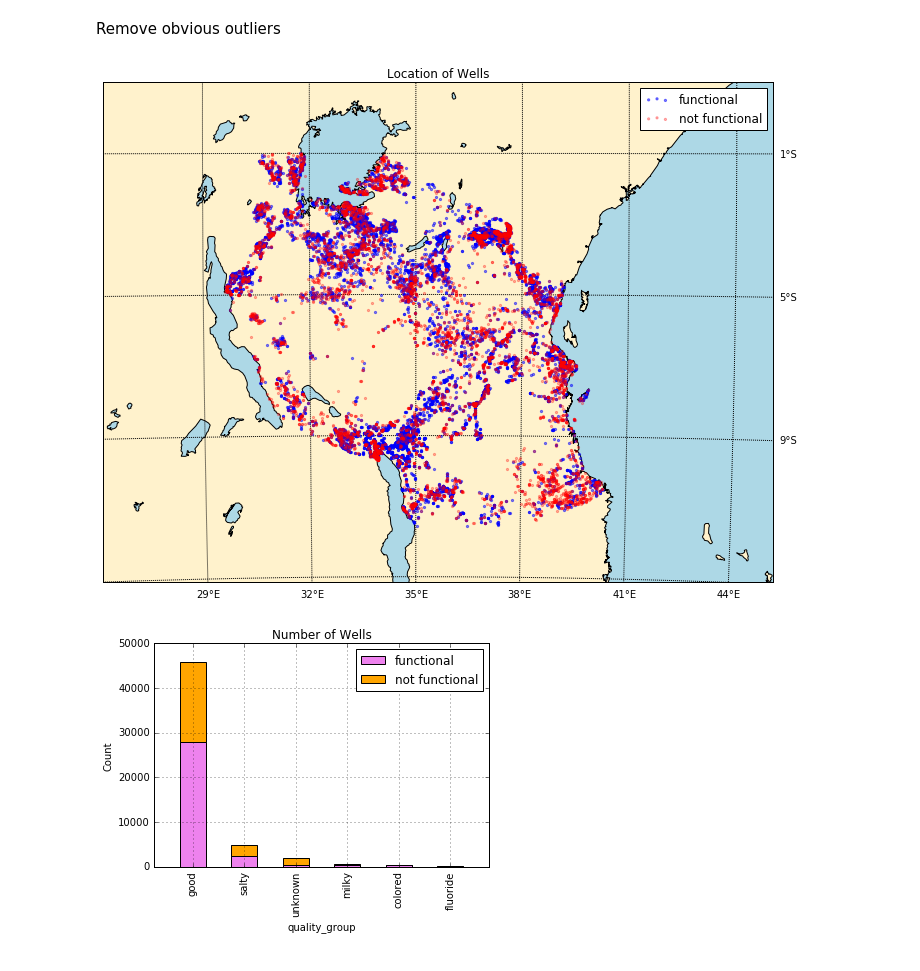
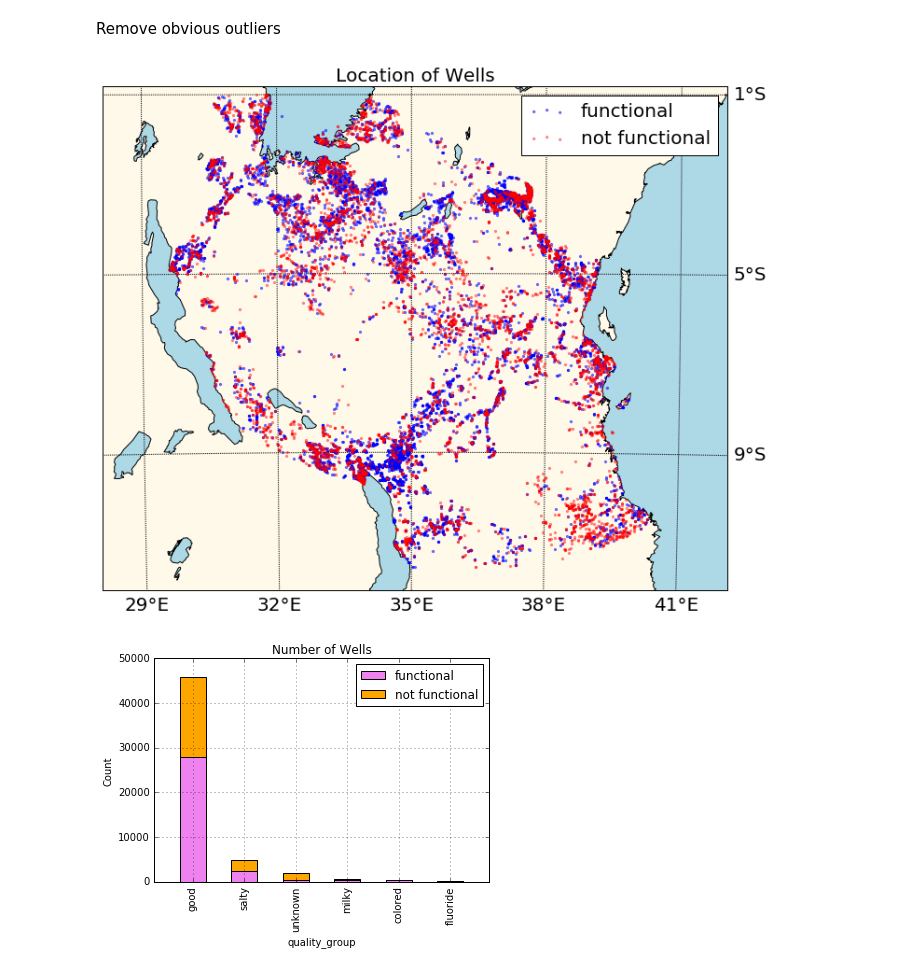
Before and after one commit to liufan2312/ORIE4741-DrivenData-Competition, a Jupyter notebook: Exploratory Data Analysis.ipynb, the cells around one changed output. Cells and saved outputs as stored; diff of their text form; code cells hidden in the pictures.

```diff
--- a/Exploratory Data Analysis.ipynb
+++ b/Exploratory Data Analysis.ipynb
@@ -104,35 +104,35 @@ non_functional = train[train["status_group"] == "non functional"]
 # %%
 from mpl_toolkits.basemap import Basemap
 
 # Create a subset for plotting
 sub_func = functional.sample(frac=0.3, replace=False)
 sub_non_func = non_functional.sample(frac=0.3, replace=False)
 
 fig = plt.figure(figsize=(12,12))
 
-map = Basemap(llcrnrlon=26,llcrnrlat=-13,urcrnrlon=45,urcrnrlat=1,
+map = Basemap(llcrnrlon=28,llcrnrlat=-12,urcrnrlon=42,urcrnrlat=-0.8,
              resolution='i', projection='tmerc', lat_0 = -6.37, lon_0 = 34.89)
 
 map.drawmapboundary(fill_color='lightblue')
-map.fillcontinents(color='#fff2cc',lake_color='lightblue')
+map.fillcontinents(color='#fff9ea',lake_color='lightblue')
 map.drawcoastlines()
 
 parallels = np.arange(-13, 1, 4)
-map.drawparallels(parallels, labels=[False,True,True,False])
+map.drawparallels(parallels, labels=[False,True,True,False], fontsize=20)
 meridians = np.arange(26, 45, 3)
-map.drawmeridians(meridians, labels=[True,False,False,True])
+map.drawmeridians(meridians, labels=[True,False,False,True], fontsize=20)
 
 x1, y1 = map(sub_func["longitude"].values, sub_func["latitude"].values)
 x2, y2 = map(sub_non_func["longitude"].values, sub_non_func["latitude"].values)
 
 map.scatter(x1, y1, marker='.',color='blue', zorder=10, alpha=0.5, label="functional")
-map.scatter(x2, y2, marker='.',color='red', zorder=10, alpha=0.3, label="not functional")
+map.scatter(x2, y2, marker='.',color='red', zorder=10, alpha=0.4, label="not functional")
 
-plt.title("Location of Wells")
-plt.legend()
+plt.title("Location of Wells", fontsize=20)
+plt.legend(fontsize=20)
 plt.show()
 # %% [output]
-[figure, old version]
+[figure, new version]
 # %%
 list_feature = ["quality_group", "source_class", "source_type", "waterpoint_type_group"]
 
```
Also changed, not shown: parts of 4 cells of this notebook.
